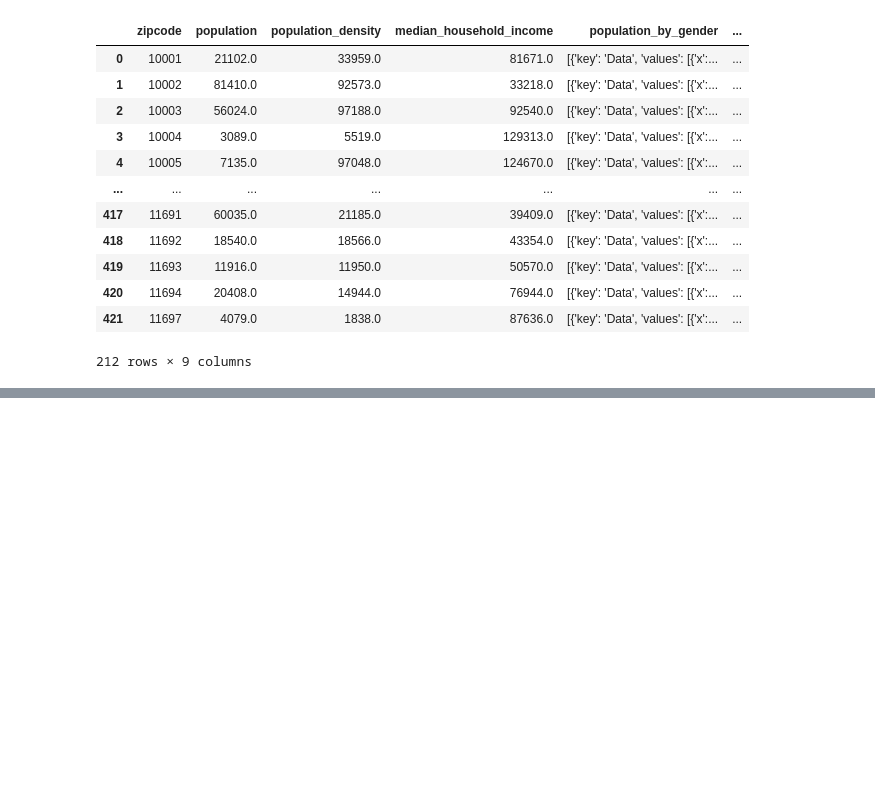
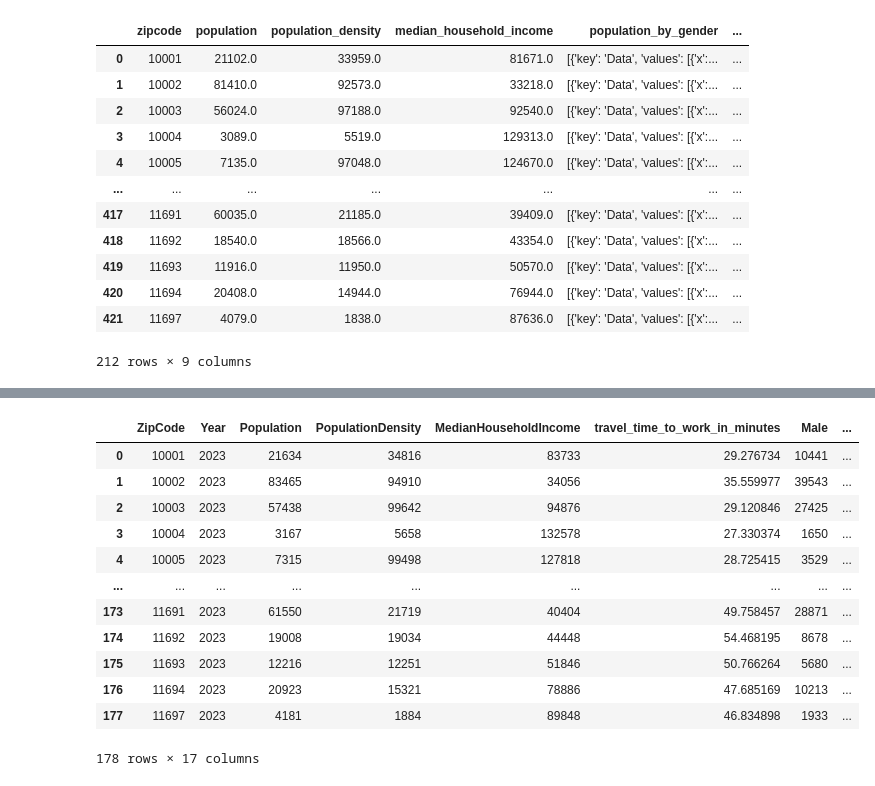
Before and after one commit to NikAkt/reiah, a Jupyter notebook: data_analytics_1/data_cleaning/demographic_data/demographic_data.ipynb, the cells around one changed output, grey strips where cells are left out. Cells and saved outputs as stored; diff of their text form; code cells hidden in the pictures; blank space fills up the shorter version.

```diff
--- a/data_analytics_1/data_cleaning/demographic_data/demographic_data.ipynb
+++ b/data_analytics_1/data_cleaning/demographic_data/demographic_data.ipynb
@@ -210,3 +231,37 @@ df_projected
 # %%
 # Save the projected data
 df_projected.to_csv('cleaned_demographic_data.csv', index=False)
+# %%
+# Convert data types
+df_projected['ZipCode'] = df_projected['ZipCode'].astype(int)
+df_projected['Year'] = df_projected['Year'].astype(int)
+df_projected['Population'] = df_projected['Population'].astype(int)
+df_projected['PopulationDensity'] = df_projected['PopulationDensity'].astype(int)
+df_projected['MedianHouseholdIncome'] = df_projected['MedianHouseholdIncome'].astype(int)
+df_projected['Male'] = df_projected['Male'].astype(int)
+df_projected['Female'] = df_projected['Female'].astype(int)
+df_projected['FamilyHousehold'] = df_projected['FamilyHousehold'].astype(int)
+df_projected['SingleHousehold'] = df_projected['SingleHousehold'].astype(int)
+df_projected['white'] = df_projected['white'].astype(int)
+df_projected['black'] = df_projected['black'].astype(int)
+df_projected['asian'] = df_projected['asian'].astype(int)
+df_projected['american_indian'] = df_projected['american_indian'].astype(int)
+df_projected['pacific_islander'] = df_projected['pacific_islander'].astype(float)
+df_projected['other'] = df_projected['other'].astype(int)
+df_projected['DiversityIndex'] = df_projected['DiversityIndex'].astype(float)
+# %%
+df_projected
+# %% [output]
+|  | ZipCode | Year | Population | PopulationDensity | MedianHouseholdIncome | travel_time_to_work_in_minutes | Male | ... |
+| 0 | 10001 | 2023 | 21634 | 34816 | 83733 | 29.276734 | 10441 | ... |
+| 1 | 10002 | 2023 | 83465 | 94910 | 34056 | 35.559977 | 39543 | ... |
+| 2 | 10003 | 2023 | 57438 | 99642 | 94876 | 29.120846 | 27425 | ... |
+| 3 | 10004 | 2023 | 3167 | 5658 | 132578 | 27.330374 | 1650 | ... |
+| 4 | 10005 | 2023 | 7315 | 99498 | 127818 | 28.725415 | 3529 | ... |
+| ... | ... | ... | ... | ... | ... | ... | ... | ... |
+| 173 | 11691 | 2023 | 61550 | 21719 | 40404 | 49.758457 | 28871 | ... |
+| 174 | 11692 | 2023 | 19008 | 19034 | 44448 | 54.468195 | 8678 | ... |
+| 175 | 11693 | 2023 | 12216 | 12251 | 51846 | 50.766264 | 5680 | ... |
+| 176 | 11694 | 2023 | 20923 | 15321 | 78886 | 47.685169 | 10213 | ... |
+| 177 | 11697 | 2023 | 4181 | 1884 | 89848 | 46.834898 | 1933 | ... |
+178 rows × 17 columns
```
Also changed, not shown: parts of 7 cells of this notebook, 8 other files.
